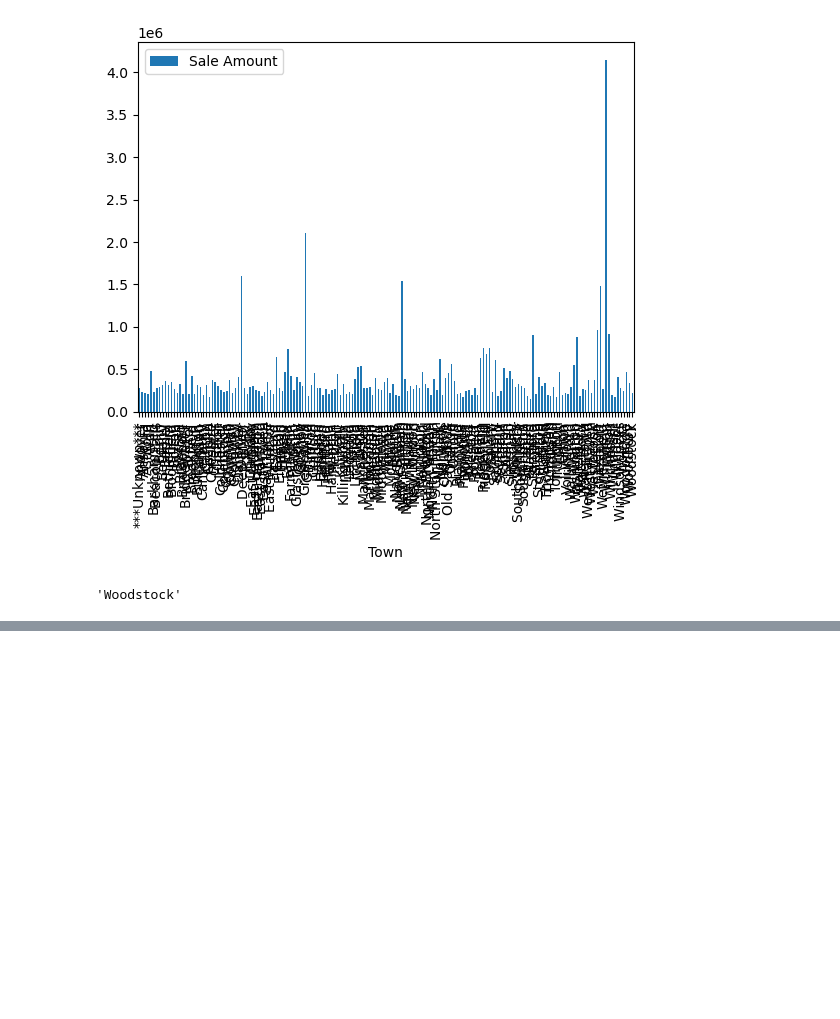
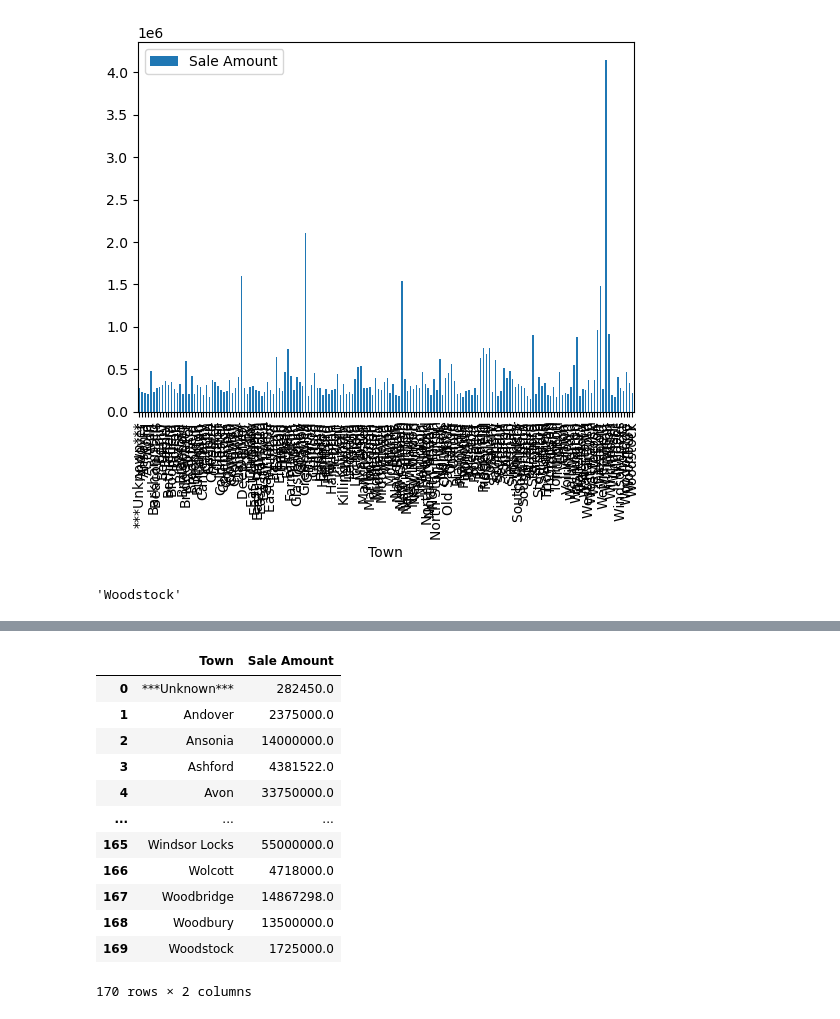
Before and after one commit to zaheeruddinlodhi/DA13_Capstone_Zaheer, a Jupyter notebook: Notebook/Real_Estate.ipynb, the cells around one changed output, grey strips where cells are left out. Cells and saved outputs as stored; diff of their text form; code cells hidden in the pictures; blank space fills up the shorter version.

```diff
--- a/Notebook/Real_Estate.ipynb
+++ b/Notebook/Real_Estate.ipynb
@@ -77,0 +113,16 @@ average_sale_price.info()
+# %%
+real_estate_df.groupby('Town')['Sale Amount'].max().reset_index() # .sort_values(by='Sale Amount', ascending=True)
+# %% [output]
+|  | Town | Sale Amount |
+| 0 | ***Unknown*** | 282450.0 |
+| 1 | Andover | 2375000.0 |
+| 2 | Ansonia | 14000000.0 |
+| 3 | Ashford | 4381522.0 |
+| 4 | Avon | 33750000.0 |
+| ... | ... | ... |
+| 165 | Windsor Locks | 55000000.0 |
+| 166 | Wolcott | 4718000.0 |
+| 167 | Woodbridge | 14867298.0 |
+| 168 | Woodbury | 13500000.0 |
+| 169 | Woodstock | 1725000.0 |
+170 rows × 2 columns
```
Also changed, not shown: parts of 5 cells of this notebook.
